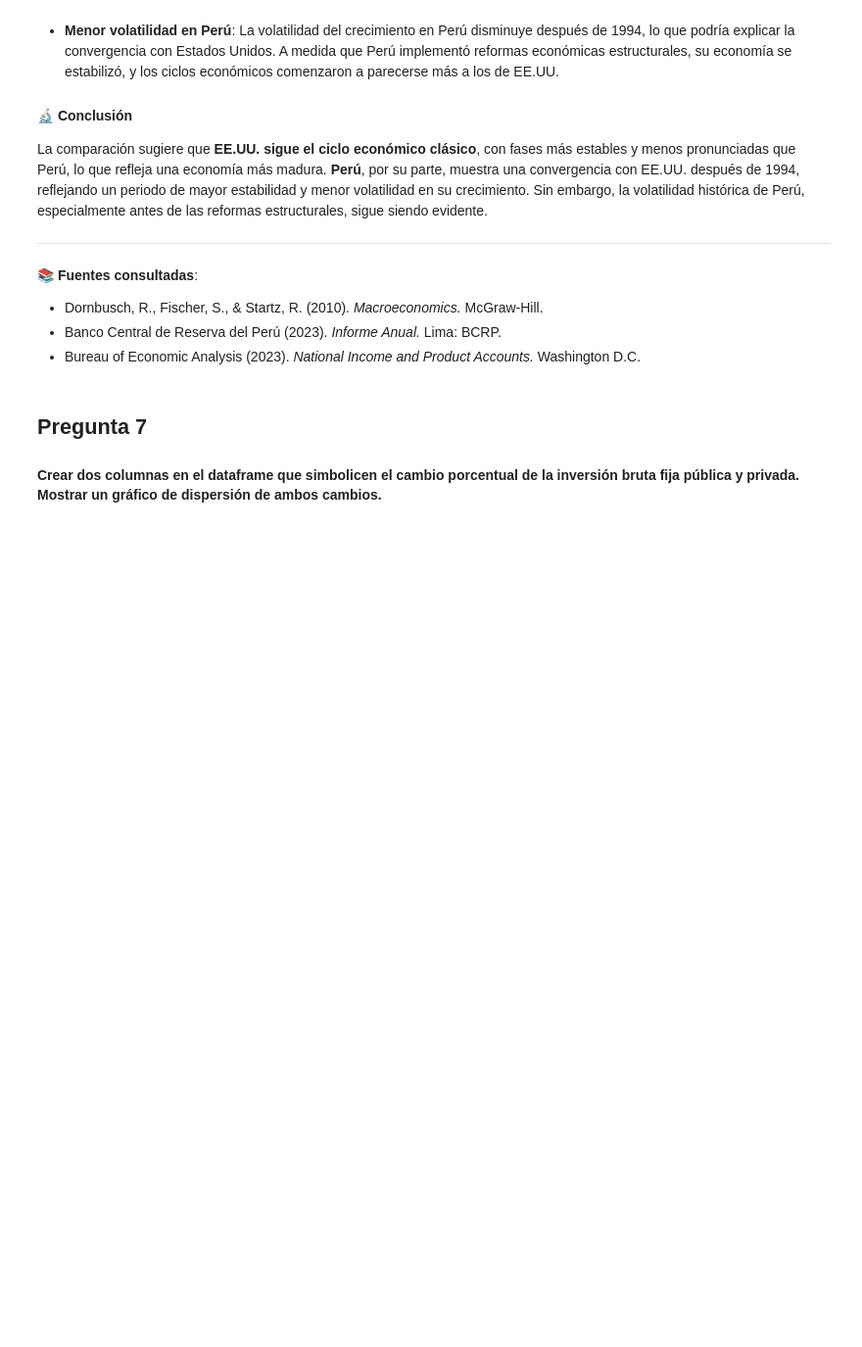
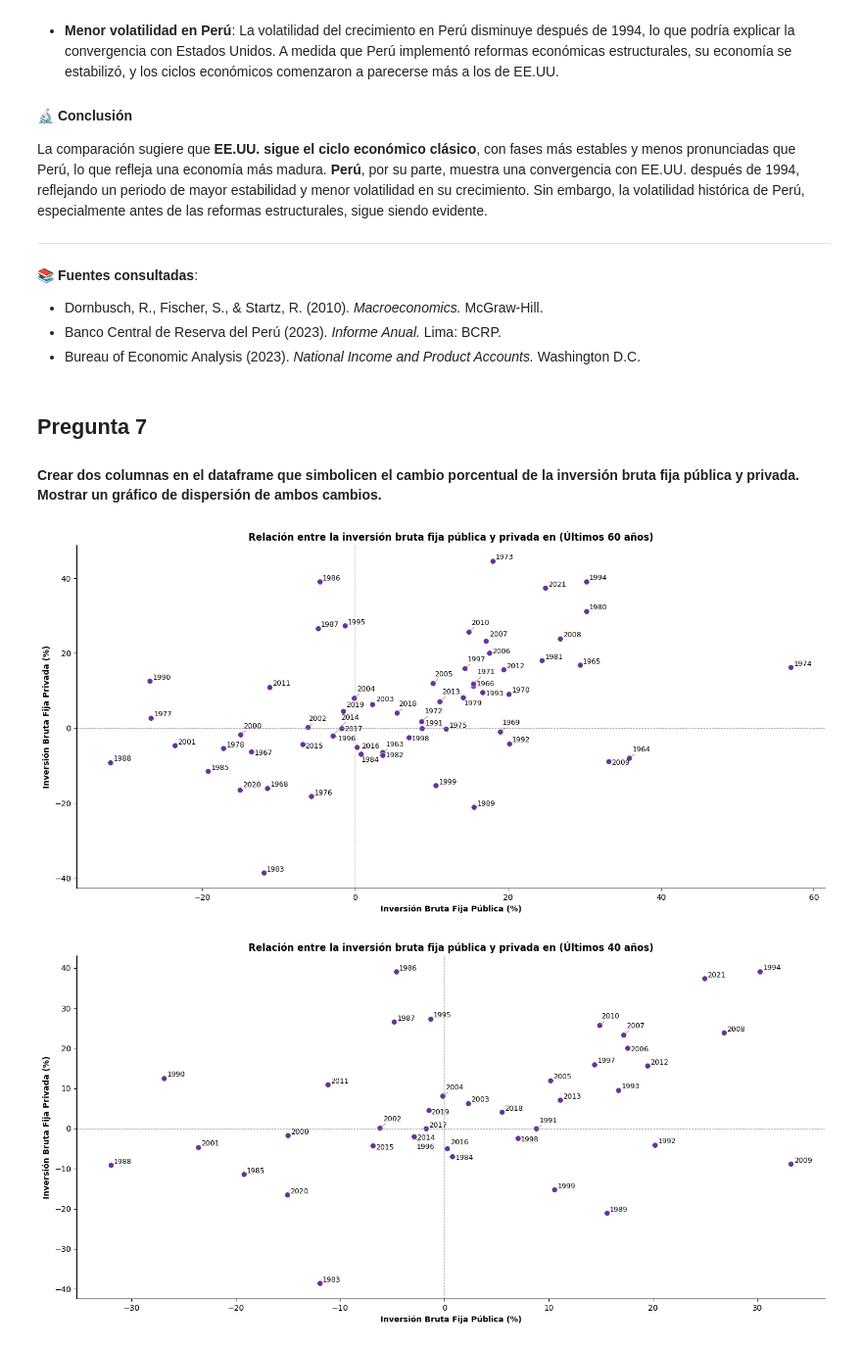
Before and after one commit to Luivelo/Expresate_Peru_con_Datos_2024_Team_GPT, a Jupyter notebook: Proyecto/Storytelling_working_enviroment.ipynb, the cells around one changed output. Shown at 98% size. Saved outputs shown, nothing was run; the diff lists cells and outputs as text; code cells hidden in the pictures; blank space fills up the shorter version.

Commit message:
último avance

```diff
--- a/Proyecto/Storytelling_working_enviroment.ipynb
+++ b/Proyecto/Storytelling_working_enviroment.ipynb
@@ -589,3 +587,59 @@ La comparación sugiere que **EE.UU. sigue el ciclo económico clásico**, con f
 # %% [markdown]
 ## Pregunta 7
 #### Crear dos columnas en el dataframe que simbolicen el cambio porcentual de la inversión bruta fija pública  y privada. Mostrar un gráfico de dispersión de ambos cambios.
+# %%
+def calculate_percentage_change(data, period):
+    """
+    Calcula el cambio porcentual de las inversiones públicas y privadas y elimina valores nulos.
+    """
+    data_segment = data[data['Año'] >= (data['Año'].max() - period + 1)]
+    data_segment['Inv_bru_fi_pub_por'] = data_segment['Inversion Bruta Fija - Publica'].pct_change() * 100
+    data_segment['Inv_bru_fi_priv_por'] = data_segment['Inversion Bruta Fija - Privada'].pct_change() * 100
+    return data_segment.dropna(subset=['Inv_bru_fi_pub_por', 'Inv_bru_fi_priv_por'])
+
+def adjust_text_positions(x, y, texts, ax, offset=0.02):
+    """
+    Ajusta las posiciones de las etiquetas de texto para evitar superposiciones.
+    """
+    text_objects = [ax.text(x[i], y[i], texts[i], fontsize=9) for i in range(len(texts))]
+    adjust_text(text_objects, only_move={'points':'y', 'text':'y'}, arrowprops=dict(arrowstyle='-', color='gray', lw=0.7))
+
+def plot_scatter(data, period):
+    """
+    Crea y muestra un gráfico de dispersión con etiquetas de años, ajustando la posición de las etiquetas si los puntos están muy cerca.
+    """
+    fig, ax = plt.subplots(figsize=(14, 7))
+    sns.scatterplot(x='Inv_bru_fi_pub_por', y='Inv_bru_fi_priv_por', data=data, color='rebeccapurple', s=50)
+
+    # Agregar etiquetas de los años
+    x = data['Inv_bru_fi_pub_por'].values
+    y = data['Inv_bru_fi_priv_por'].values
+    texts = data['Año'].values
+
+    adjust_text_positions(x, y, texts, ax)
+
+    # Agregar líneas verticales y horizontales punteadas en el 0
+    ax.axhline(0, color='gray', linestyle='--', linewidth=0.7)
+    ax.axvline(0, color='gray', linestyle='--', linewidth=0.7)
+
+    plt.title(f"Relación entre la inversión bruta fija pública y privada en (Últimos {period} años)", weight='bold')
+    ax.set_xlabel("Inversión Bruta Fija Pública (%)", weight='bold')
+    ax.set_ylabel("Inversión Bruta Fija Privada (%)", weight='bold')
+    sns.despine()
+    plt.tight_layout()
+    plt.show()
+
+# Seleccionando las columnas necesarias para trabajar
+data_priv_pub = data.copy()
+data_priv_pub = data_priv_pub[['Año', 'Inversion Bruta Fija - Privada', 'Inversion Bruta Fija - Publica']]
+data_priv_pub['Año'] = data_priv_pub['Año'].astype(int)
+
+# Periodos de 70, 40, 35 y 30 años
+periods = [60, 40, 35, 30]
+
+for period in periods:
+    data_segment = calculate_percentage_change(data_priv_pub, period)
+    plot_scatter(data_segment, period)
+# %% [output]
+[figure, added]
+[figure, added]
```
Also changed, not shown: parts of 15 cells of this notebook.
